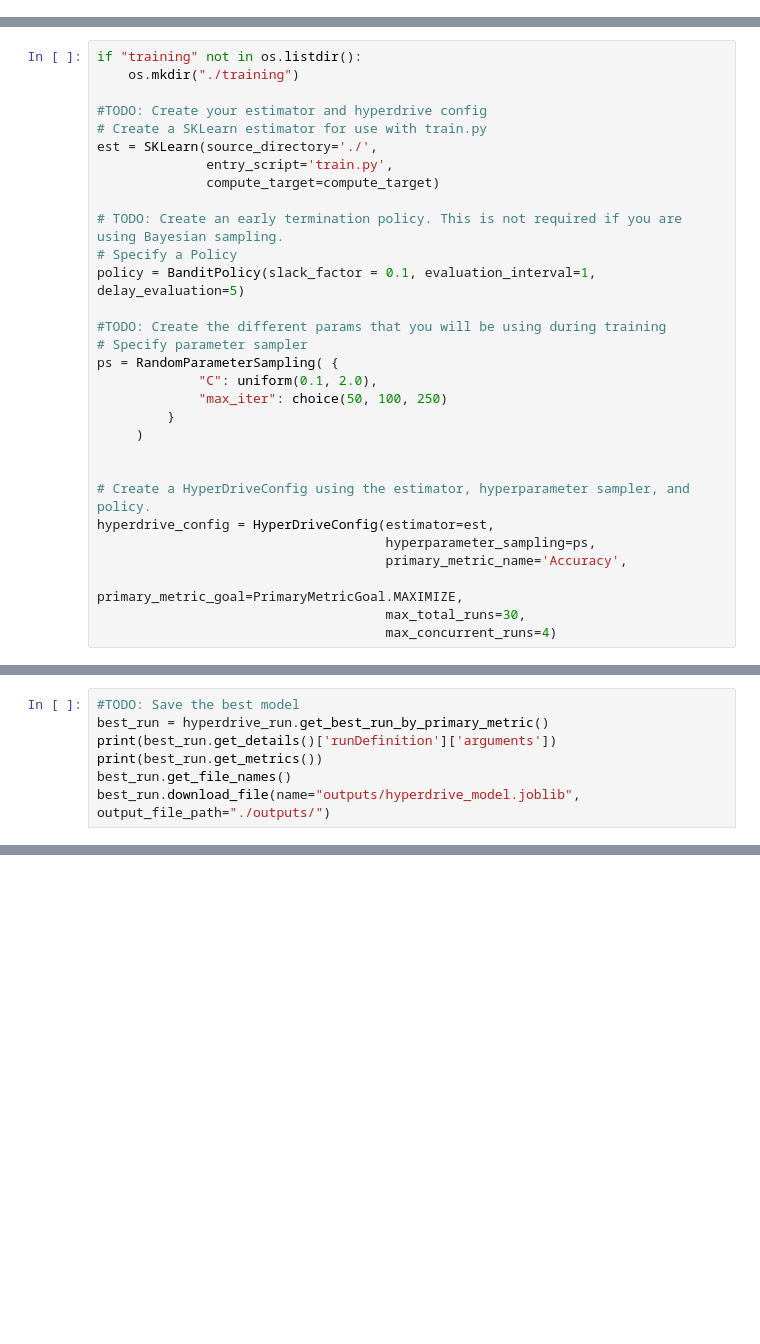
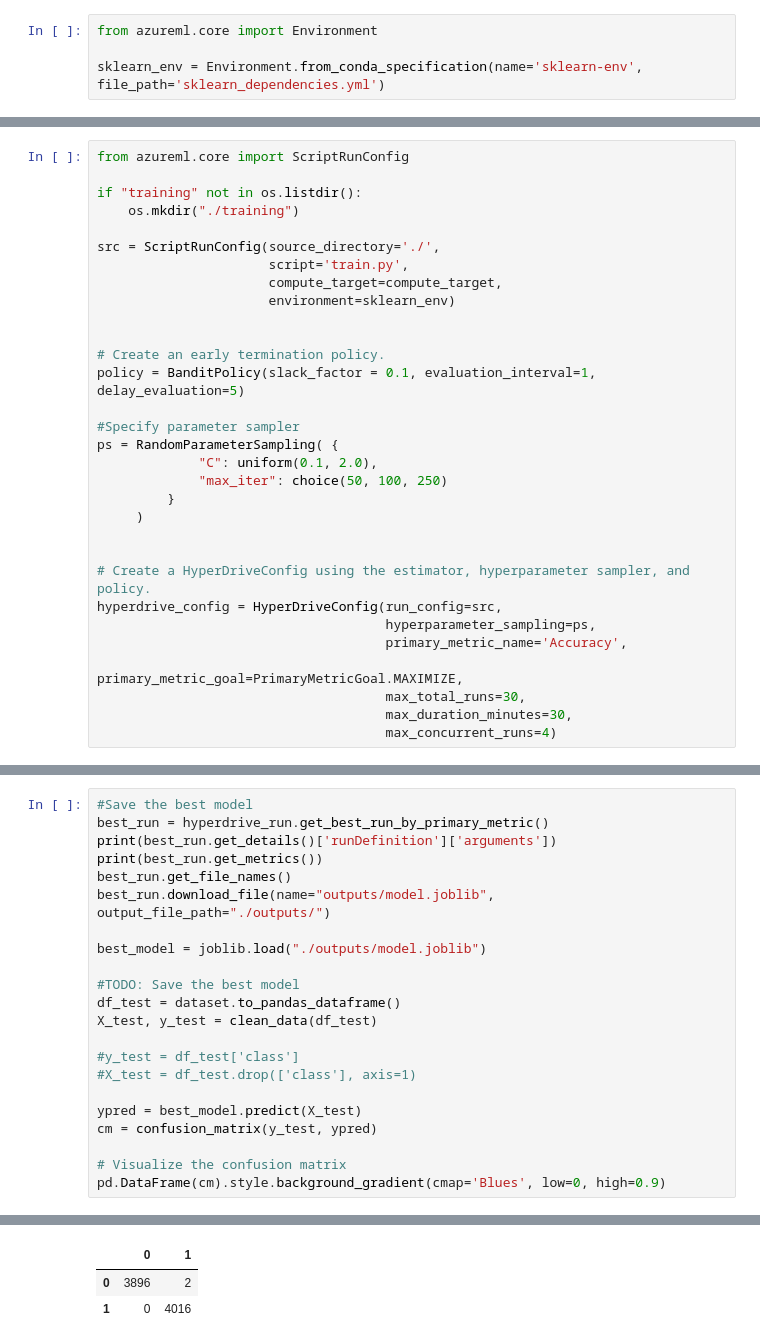
Before and after one commit to mixmasteru/MLEND-capstone, a Jupyter notebook: hyperparameter_tuning.ipynb, the cells around one changed output, grey strips where cells are left out. Drawn from its saved outputs; the diff is of its cells as text; blank space fills up the shorter version.

```diff
--- a/hyperparameter_tuning.ipynb
+++ b/hyperparameter_tuning.ipynb
@@ -51,0 +92,4 @@ TODO: Explain the model you are using and the reason for chosing the different h
+# %%
+from azureml.core import Environment
+
+sklearn_env = Environment.from_conda_specification(name='sklearn-env', file_path='sklearn_dependencies.yml')
@@ -52,19 +98,19 @@ TODO: Explain the model you are using and the reason for chosing the different h
 # %%
+from azureml.core import ScriptRunConfig
+
 if "training" not in os.listdir():
     os.mkdir("./training")
 
-#TODO: Create your estimator and hyperdrive config
-# Create a SKLearn estimator for use with train.py
-est = SKLearn(source_directory='./',
-              entry_script='train.py',
-              compute_target=compute_target)
+src = ScriptRunConfig(source_directory='./',
+                      script='train.py',
+                      compute_target=compute_target,
+                      environment=sklearn_env)
 
-# TODO: Create an early termination policy. This is not required if you are using Bayesian sampling.
-# Specify a Policy
+
+# Create an early termination policy.
 policy = BanditPolicy(slack_factor = 0.1, evaluation_interval=1, delay_evaluation=5)
 
-#TODO: Create the different params that you will be using during training
-# Specify parameter sampler
+#Specify parameter sampler
 ps = RandomParameterSampling( {
              "C": uniform(0.1, 2.0),
              "max_iter": choice(50, 100, 250)
@@ -73,9 +119,10 @@ ps = RandomParameterSampling( {
 
 
 # Create a HyperDriveConfig using the estimator, hyperparameter sampler, and policy.
-hyperdrive_config = HyperDriveConfig(estimator=est,
+hyperdrive_config = HyperDriveConfig(run_config=src,
                                      hyperparameter_sampling=ps,
                                      primary_metric_name='Accuracy',
                                      primary_metric_goal=PrimaryMetricGoal.MAXIMIZE,
                                      max_total_runs=30,
+                                     max_duration_minutes=30,
                                      max_concurrent_runs=4)
@@ -97,7 +174,23 @@ TODO: In the cell below, get the best model from the hyperdrive experiments and
 # %%
-#TODO: Save the best model
+#Save the best model
 best_run = hyperdrive_run.get_best_run_by_primary_metric()
 print(best_run.get_details()['runDefinition']['arguments'])
 print(best_run.get_metrics())
 best_run.get_file_names()
-best_run.download_file(name="outputs/hyperdrive_model.joblib", output_file_path="./outputs/")
+best_run.download_file(name="outputs/model.joblib", output_file_path="./outputs/")
+
+best_model = joblib.load("./outputs/model.joblib")
+
+#TODO: Save the best model
+df_test = dataset.to_pandas_dataframe()
+X_test, y_test = clean_data(df_test)
+
+#y_test = df_test['class']
+#X_test = df_test.drop(['class'], axis=1)
+
+ypred = best_model.predict(X_test)
+cm = confusion_matrix(y_test, ypred)
+
+# Visualize the confusion matrix
+pd.DataFrame(cm).style.background_gradient(cmap='Blues', low=0, high=0.9)
+# %% [output]
@@ -103,0 +200,3 @@ best_run.download_file(name="outputs/hyperdrive_model.joblib", output_file_path=
+|  | 0 | 1 |
+| 0 | 3896 | 2 |
+| 1 | 0 | 4016 |
```
Also changed, not shown: parts of 18 cells of this notebook, 4 other files.
